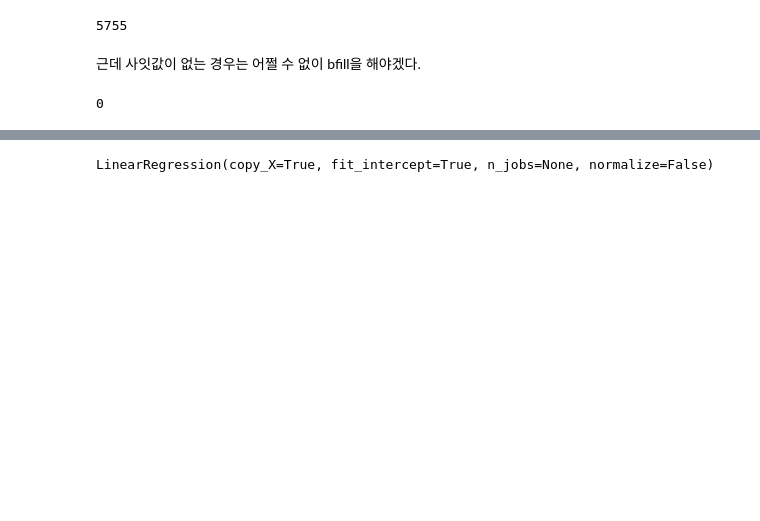
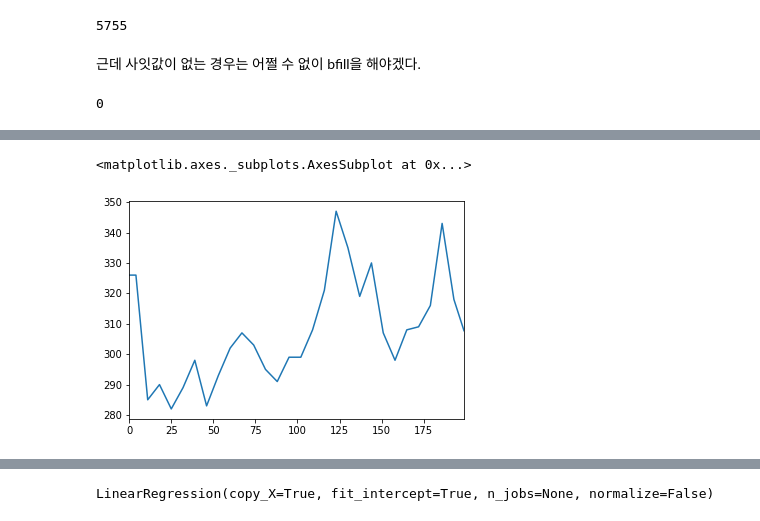
Before and after one commit to mokpolar/KRX_semiconductor_index_prediction, a Jupyter notebook: bloomberg_regression_fillna_linear_daily.ipynb, the cells around one changed output, grey strips where cells are left out. Drawn from its saved outputs; the diff is of its cells as text; code cells hidden in the pictures; blank space fills up the shorter version.

```diff
--- a/bloomberg_regression_fillna_linear_daily.ipynb
+++ b/bloomberg_regression_fillna_linear_daily.ipynb
@@ -151,2 +188,7 @@ df.interpolate().isna().sum().sum()
+# %%
+df['INJCJCIndex'].interpolate()[0:200].plot()
+# %% [output]
+<matplotlib.axes._subplots.AxesSubplot at 0x...>
+[figure, added]
 # %%
 df.to_csv('bloomberg_for_linear.csv')
```
Also changed, not shown: parts of 27 cells of this notebook, 18 other files.
